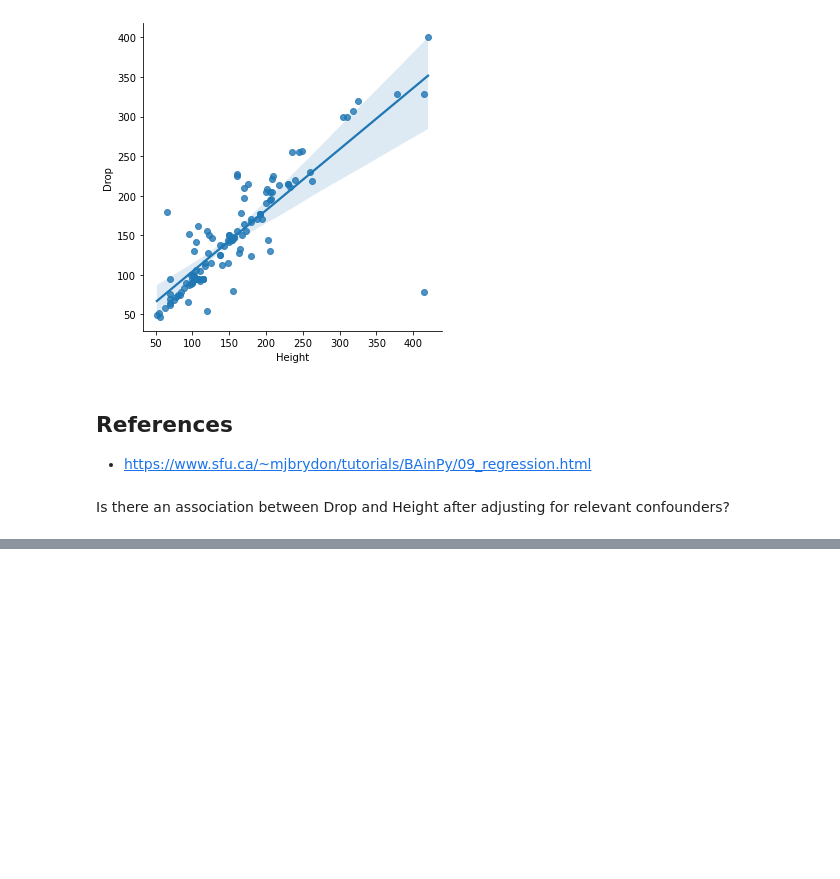
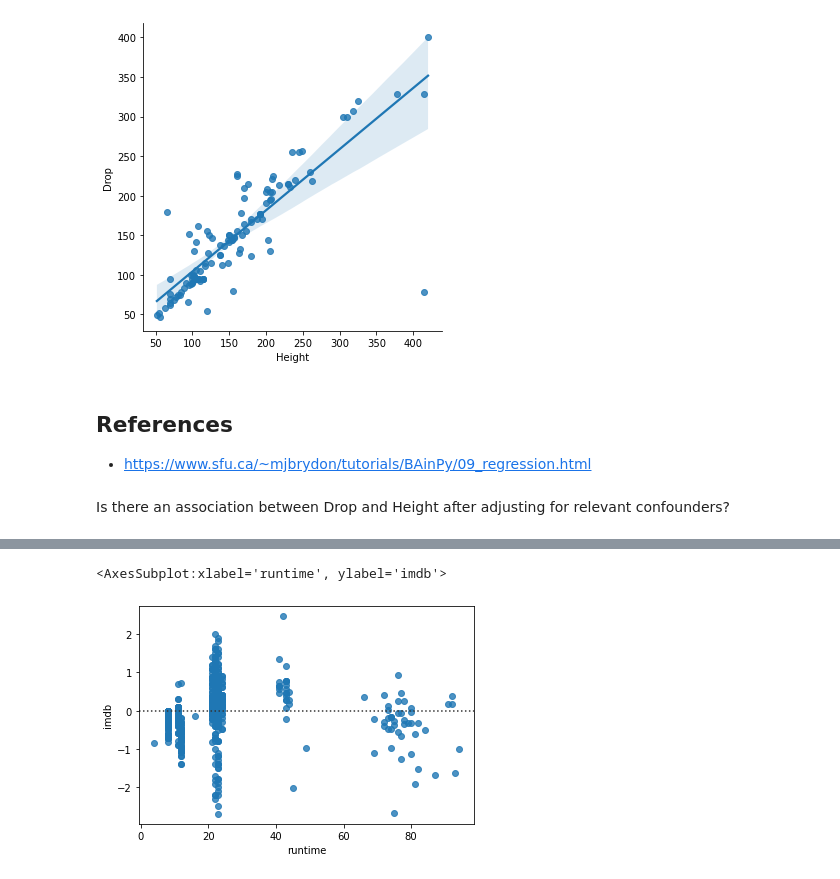
Before and after one commit to vnguyen24/SURF2022, a Jupyter notebook: Session4/Michelle_prep.ipynb, the cells around one changed output, grey strips where cells are left out. Saved outputs shown, nothing was run; the diff lists cells and outputs as text; code cells hidden in the pictures; blank space fills up the shorter version.

```diff
--- a/Session4/Michelle_prep.ipynb
+++ b/Session4/Michelle_prep.ipynb
@@ -186,0 +203,5 @@ Notes:
+# %%
+sns.residplot(data = scooby, x = "runtime", y = "imdb")
+# %% [output]
+<AxesSubplot:xlabel='runtime', ylabel='imdb'>
+[figure, added]
```
Also changed, not shown: parts of 4 cells of this notebook, 3 other files.
